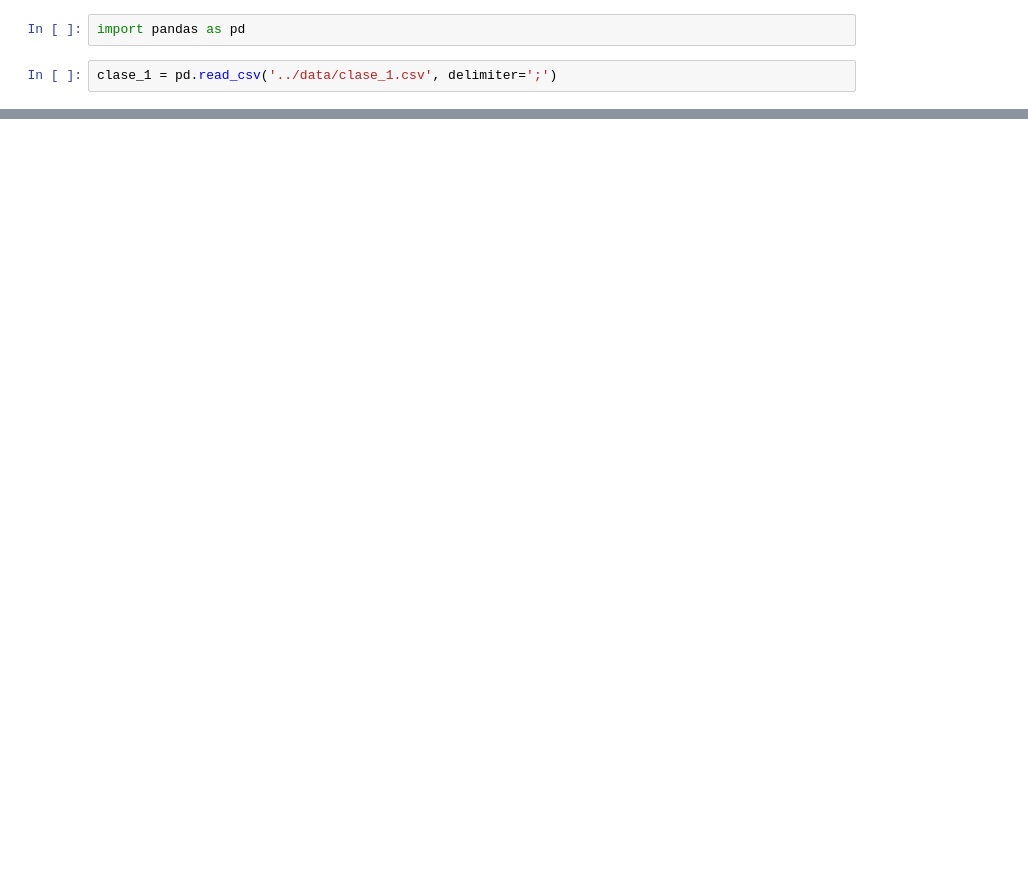
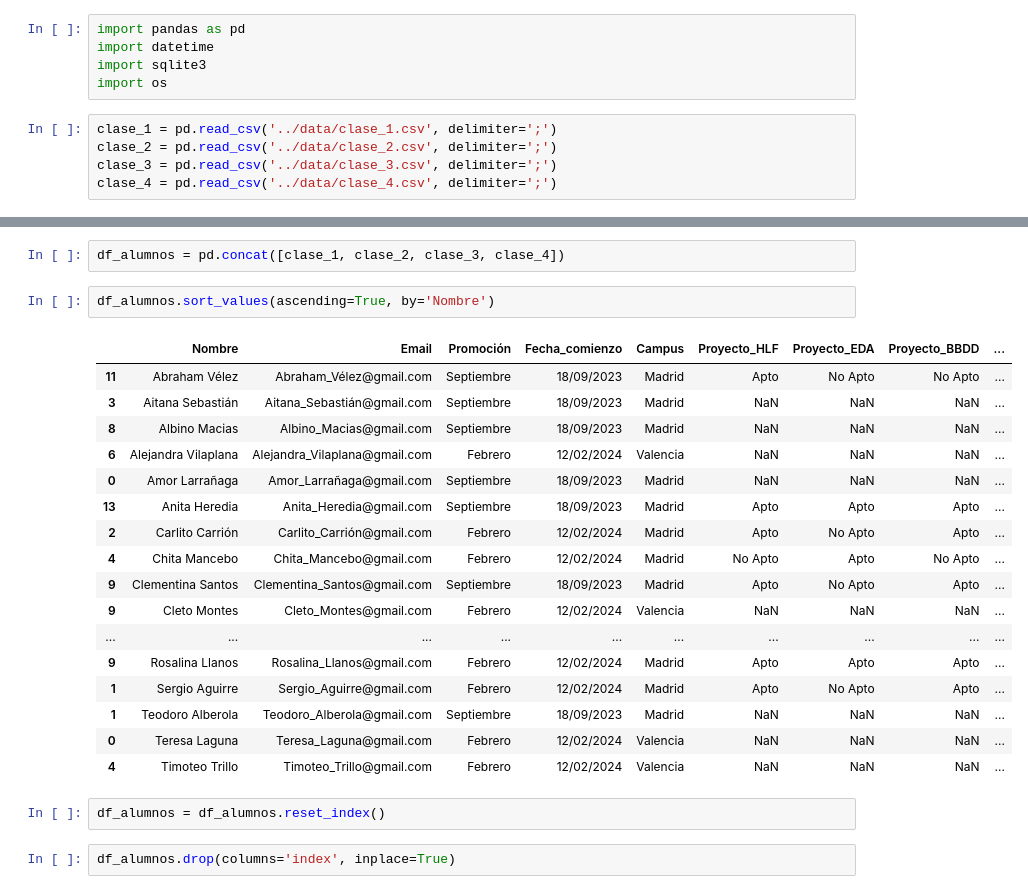
Before and after one commit to gadeso/team_sql_larg, a Jupyter notebook: dataframes/clase_1.ipynb, the cells around one changed output, grey strips where cells are left out. Drawn from its saved outputs; the diff is of its cells as text; blank space fills up the shorter version.

Commit message:
concat alumnos pandas

```diff
--- a/dataframes/clase_1.ipynb
+++ b/dataframes/clase_1.ipynb
@@ -1,7 +1,13 @@
 # %%
 import pandas as pd
+import datetime
+import sqlite3
+import os
-# %%
-clase_1 = pd.read_csv('../data/clase_1.csv', delimiter=';')
+# %%
+clase_1 = pd.read_csv('../data/clase_1.csv', delimiter=';')
+clase_2 = pd.read_csv('../data/clase_2.csv', delimiter=';')
+clase_3 = pd.read_csv('../data/clase_3.csv', delimiter=';')
+clase_4 = pd.read_csv('../data/clase_4.csv', delimiter=';')
 # %%
 clase_1
 # %% [output]
@@ -21,3 +27,29 @@ clase_1
 | 12 | Maximiliano Menéndez | Maximiliano_Menéndez@gmail.com | Septiembre | 18/09/2023 | Madrid | Apto | No Apto | Apto | ... |
 | 13 | Anita Heredia | Anita_Heredia@gmail.com | Septiembre | 18/09/2023 | Madrid | Apto | Apto | Apto | ... |
 | 14 | Eli Casas | Eli_Casas@gmail.com | Septiembre | 18/09/2023 | Madrid | Apto | Apto | Apto | ... |
+# %%
+df_alumnos = pd.concat([clase_1, clase_2, clase_3, clase_4])
+# %%
+df_alumnos.sort_values(ascending=True, by='Nombre')
+# %% [output]
+|  | Nombre | Email | Promoción | Fecha_comienzo | Campus | Proyecto_HLF | Proyecto_EDA | Proyecto_BBDD | ... |
+| 11 | Abraham Vélez | Abraham_Vélez@gmail.com | Septiembre | 18/09/2023 | Madrid | Apto | No Apto | No Apto | ... |
+| 3 | Aitana Sebastián | Aitana_Sebastián@gmail.com | Septiembre | 18/09/2023 | Madrid | NaN | NaN | NaN | ... |
+| 8 | Albino Macias | Albino_Macias@gmail.com | Septiembre | 18/09/2023 | Madrid | NaN | NaN | NaN | ... |
+| 6 | Alejandra Vilaplana | Alejandra_Vilaplana@gmail.com | Febrero | 12/02/2024 | Valencia | NaN | NaN | NaN | ... |
+| 0 | Amor Larrañaga | Amor_Larrañaga@gmail.com | Septiembre | 18/09/2023 | Madrid | NaN | NaN | NaN | ... |
+| 13 | Anita Heredia | Anita_Heredia@gmail.com | Septiembre | 18/09/2023 | Madrid | Apto | Apto | Apto | ... |
+| 2 | Carlito Carrión | Carlito_Carrión@gmail.com | Febrero | 12/02/2024 | Madrid | Apto | No Apto | Apto | ... |
+| 4 | Chita Mancebo | Chita_Mancebo@gmail.com | Febrero | 12/02/2024 | Madrid | No Apto | Apto | No Apto | ... |
+| 9 | Clementina Santos | Clementina_Santos@gmail.com | Septiembre | 18/09/2023 | Madrid | Apto | No Apto | Apto | ... |
+| 9 | Cleto Montes | Cleto_Montes@gmail.com | Febrero | 12/02/2024 | Valencia | NaN | NaN | NaN | ... |
+| ... | ... | ... | ... | ... | ... | ... | ... | ... | ... |
+| 9 | Rosalina Llanos | Rosalina_Llanos@gmail.com | Febrero | 12/02/2024 | Madrid | Apto | Apto | Apto | ... |
+| 1 | Sergio Aguirre | Sergio_Aguirre@gmail.com | Febrero | 12/02/2024 | Madrid | Apto | No Apto | Apto | ... |
+| 1 | Teodoro Alberola | Teodoro_Alberola@gmail.com | Septiembre | 18/09/2023 | Madrid | NaN | NaN | NaN | ... |
+| 0 | Teresa Laguna | Teresa_Laguna@gmail.com | Febrero | 12/02/2024 | Valencia | NaN | NaN | NaN | ... |
+| 4 | Timoteo Trillo | Timoteo_Trillo@gmail.com | Febrero | 12/02/2024 | Valencia | NaN | NaN | NaN | ... |
+# %%
+df_alumnos = df_alumnos.reset_index()
+# %%
+df_alumnos.drop(columns='index', inplace=True)
```
Also changed, not shown: parts of 1 cell of this notebook.
